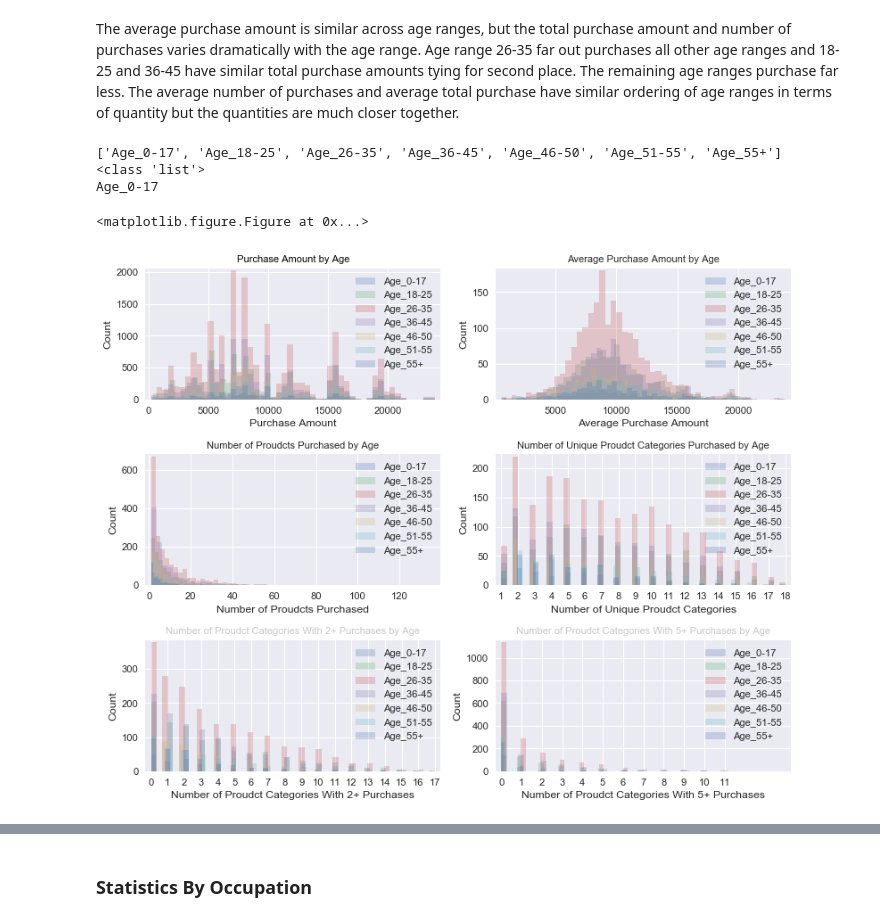
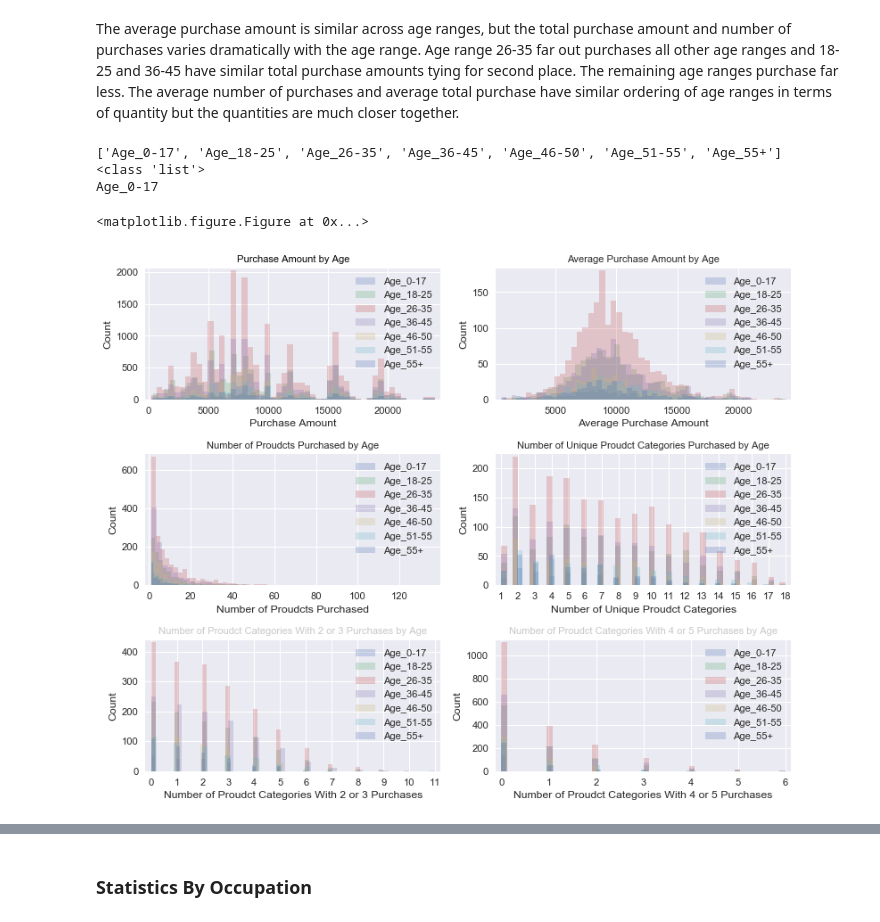
Before and after one commit to kcalab92/Springboard-DataScience, a Jupyter notebook: Capstone1_PurchaseAmountPrediction/Capstone1_Purchase_Prediction_Storytelling_Current.ipynb, the cells around one changed output, grey strips where cells are left out. Saved outputs shown, nothing was run; the diff lists cells and outputs as text; code cells hidden in the pictures.

```diff
--- a/Capstone1_PurchaseAmountPrediction/Capstone1_Purchase_Prediction_Storytelling_Current.ipynb
+++ b/Capstone1_PurchaseAmountPrediction/Capstone1_Purchase_Prediction_Storytelling_Current.ipynb
@@ -187,7 +305,7 @@ numppu_df = trainDf.groupby(by='User_ID')['Purchase_Amount'].count().reset_index
 #numppu_df = trainDf.merge(numppu_df, on='User_ID')
 
 trainDf = trainDf.merge(avg_df,on='User_ID').merge(numppu_df,on='User_ID')
-trainDf = trainDf.merge(unq_cats_prch_user, on='User_ID').merge(two_plus_cats_prch_user, on ='User_ID').merge(cats_five_plus, on = 'User_ID')
+trainDf = trainDf.merge(unq_cats_prch_user, on='User_ID').merge(two_three_cats_prch_user, on ='User_ID').merge(four_five_cats_prch_user, on = 'User_ID').merge(six_plus_cats_prch_user, on ='User_ID')
 # %% [markdown]
 ### Visualizations by user
 # %%
@@ -577,0 +837,27 @@ plt.show()
+# %%
+plt.gcf().clear()
+
+colors = ['red', 'blue']
+alpha = [.75, .25]
+xlabels = []
+ylabels = []
+titles = []
+
+plt.figure(num=None, figsize=(10, 8), dpi=80, facecolor='white', edgecolor='k')
+
+for key, value in genderDfs.items():
+
+#Number of categories with 6 or more purchases
+    value.groupby(by='User_ID')['6+_Cat_Count'].mean().hist(bins = 50, label = key)
+    plt.xlabel('Number of Proudct Categories With Six or More Purchases')
+    x = range(0,12)
+    plt.xticks(x)
+    plt.ylabel('Count')
+    plt.title('Number of Proudct Categories With Six or More Purchases By Gender', fontsize = 10)
+    plt.legend(loc = 'upper right')
+    plt.margins(.02)
+
+    plt.tight_layout()
+    i +=1
+
+plt.show()
@@ -801,37 +1161,37 @@ for key, value in ageDfs.items():
     plt.ylabel('Count')
     plt.title('Number of Unique Proudct Categories Purchased by Age', fontsize = 10)
     plt.legend(loc = 'upper right')
     plt.margins(.02)
 
     #Number of categories with two or more purchases
     plt.subplot(3,2,5)
-    value.groupby(by='User_ID')['Two+_Cat_Count'].mean().hist(bins = 50, label = key, alpha=alpha)
-    plt.xlabel('Number of Proudct Categories With 2+ Purchases')
+    value.groupby(by='User_ID')['2-3_Cat_Count'].mean().hist(bins = 50, label = key, alpha=alpha)
+    plt.xlabel('Number of Proudct Categories With 2 or 3 Purchases')
     x = range(0,18)
     plt.xticks(x)
     plt.ylabel('Count')
-    plt.title('Number of Proudct Categories With 2+ Purchases by Age', fontsize = 10, alpha=alpha)
+    plt.title('Number of Proudct Categories With 2 or 3 Purchases by Age', fontsize = 10, alpha=alpha)
     plt.legend(loc = 'upper right')
     plt.margins(.02)
 
     #Number of categories with five or more purchases
     plt.subplot(3,2,6)
-    value.groupby(by='User_ID')['Five+_Cat_Count'].mean().hist(bins = 50, label = key, alpha=alpha)
-    plt.xlabel('Number of Proudct Categories With 5+ Purchases')
+    value.groupby(by='User_ID')['4-5_Cat_Count'].mean().hist(bins = 50, label = key, alpha=alpha)
+    plt.xlabel('Number of Proudct Categories With 4 or 5 Purchases')
     x = range(0,12)
     plt.xticks(x)
     plt.ylabel('Count')
-    plt.title('Number of Proudct Categories With 5+ Purchases by Age', fontsize = 10, alpha=alpha)
+    plt.title('Number of Proudct Categories With 4 or 5 Purchases by Age', fontsize = 10, alpha=alpha)
     plt.legend(loc = 'upper right')
     plt.margins(.02)
 
     plt.tight_layout()
     i +=1
 
 plt.show()
 # %% [output]
 ['Age_0-17', 'Age_18-25', 'Age_26-35', 'Age_36-45', 'Age_46-50', 'Age_51-55', 'Age_55+']
 <class 'list'>
 Age_0-17
 <matplotlib.figure.Figure at 0x...>
-[figure, old version]
+[figure, new version]
```
Also changed, not shown: parts of 45 cells of this notebook, 1 other file.
